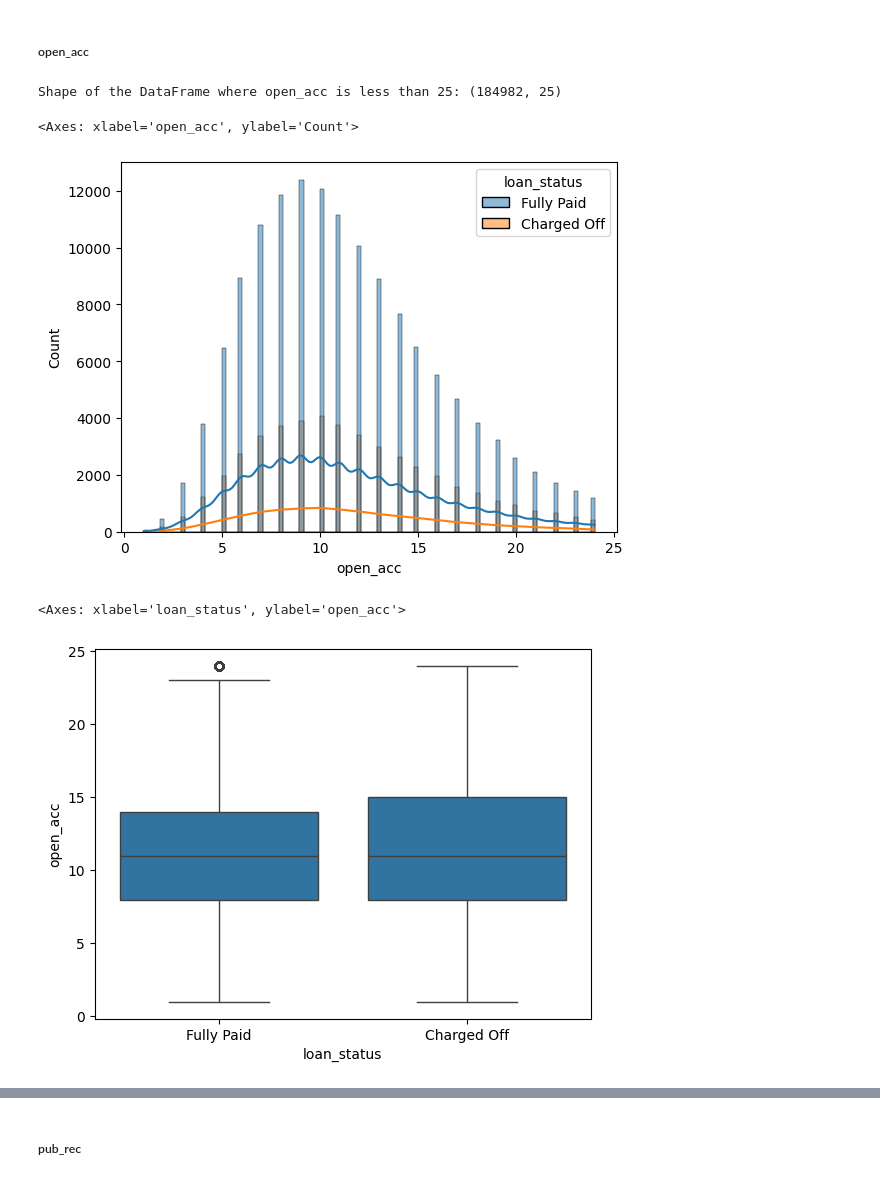
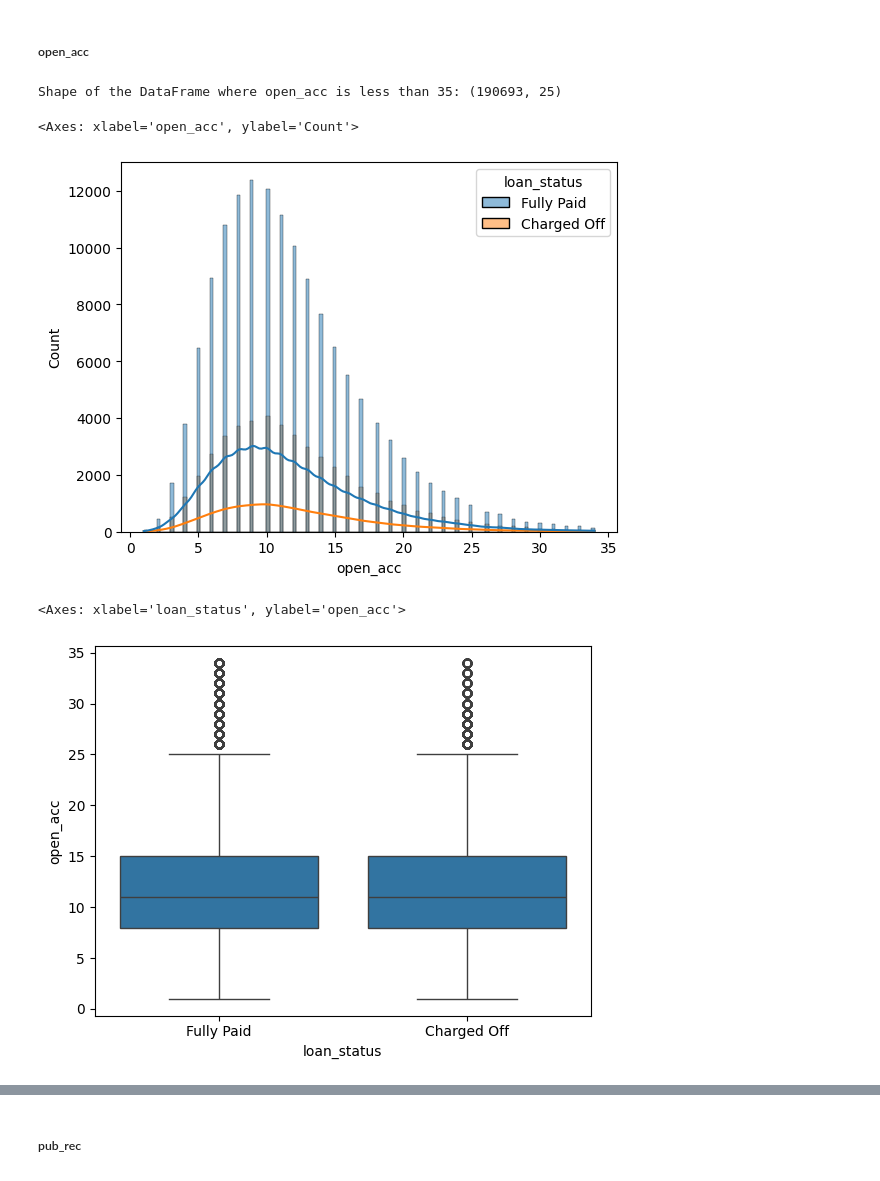
Before and after one commit to SenithDilitha/AIAndInnovation, a Jupyter notebook: LoanStatusPrediction/loan_status_prediction.ipynb, the cells around one changed output, grey strips where cells are left out. Cells and saved outputs as stored; diff of their text form; code cells hidden in the pictures.

```diff
--- a/LoanStatusPrediction/loan_status_prediction.ipynb
+++ b/LoanStatusPrediction/loan_status_prediction.ipynb
@@ -425,22 +430,22 @@ Shape of the DataFrame where delinq_2yrs is less than 5: (189866, 25)
 # %% [markdown]
 ##### open_acc
 # %%
-threshold = 25
+threshold = 35
 filtered_df = df_modified[df_modified['open_acc'] < threshold]
 
 # Check the shape of the filtered DataFrame
 print(f"Shape of the DataFrame where open_acc is less than {threshold}:", filtered_df.shape)
 
 sns.histplot(data=filtered_df, x='open_acc', kde=True, hue='loan_status')
 # %% [output]
-Shape of the DataFrame where open_acc is less than 25: (184982, 25)
+Shape of the DataFrame where open_acc is less than 35: (190693, 25)
 <Axes: xlabel='open_acc', ylabel='Count'>
-[figure, old version]
+[figure, new version]
 # %%
 sns.boxplot(x='loan_status', y='open_acc', data=filtered_df)
 # %% [output]
 <Axes: xlabel='loan_status', ylabel='open_acc'>
-[figure, old version]
+[figure, new version]
 # %%
 sns.countplot(data=filtered_df, x='open_acc', hue='loan_status')
 # %% [output]
```
Also changed, not shown: parts of 30 cells of this notebook.
